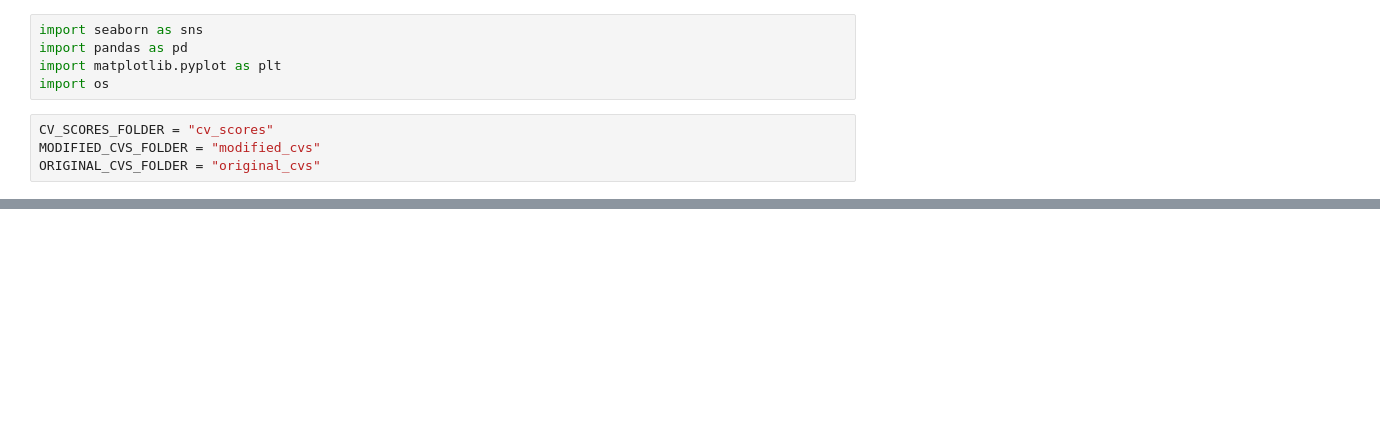
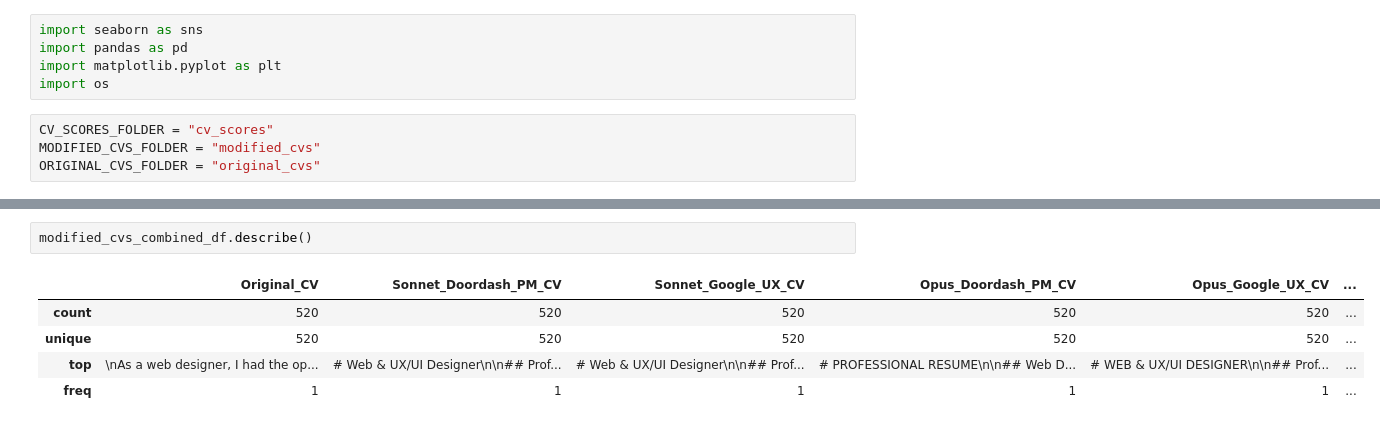
Before and after one commit to pvdklei/FACT, a Jupyter notebook: pepijn/visualize.ipynb, the cells around one changed output, grey strips where cells are left out. Drawn from its saved outputs; the diff is of its cells as text; blank space fills up the shorter version.

```diff
--- a/pepijn/visualize.ipynb
+++ b/pepijn/visualize.ipynb
@@ -38,0 +73,8 @@ scores_sonnet_doordash_pm_df.head()
+# %%
+modified_cvs_combined_df.describe()
+# %% [output]
+|  | Original_CV | Sonnet_Doordash_PM_CV | Sonnet_Google_UX_CV | Opus_Doordash_PM_CV | Opus_Google_UX_CV | ... |
+| count | 520 | 520 | 520 | 520 | 520 | ... |
+| unique | 520 | 520 | 520 | 520 | 520 | ... |
+| top | \nAs a web designer, I had the op... | # Web & UX/UI Designer\n\n## Prof... | # Web & UX/UI Designer\n\n## Prof... | # PROFESSIONAL RESUME\n\n## Web D... | # WEB & UX/UI DESIGNER\n\n## Prof... | ... |
+| freq | 1 | 1 | 1 | 1 | 1 | ... |
```
Also changed, not shown: parts of 15 cells of this notebook, 8 other files.
